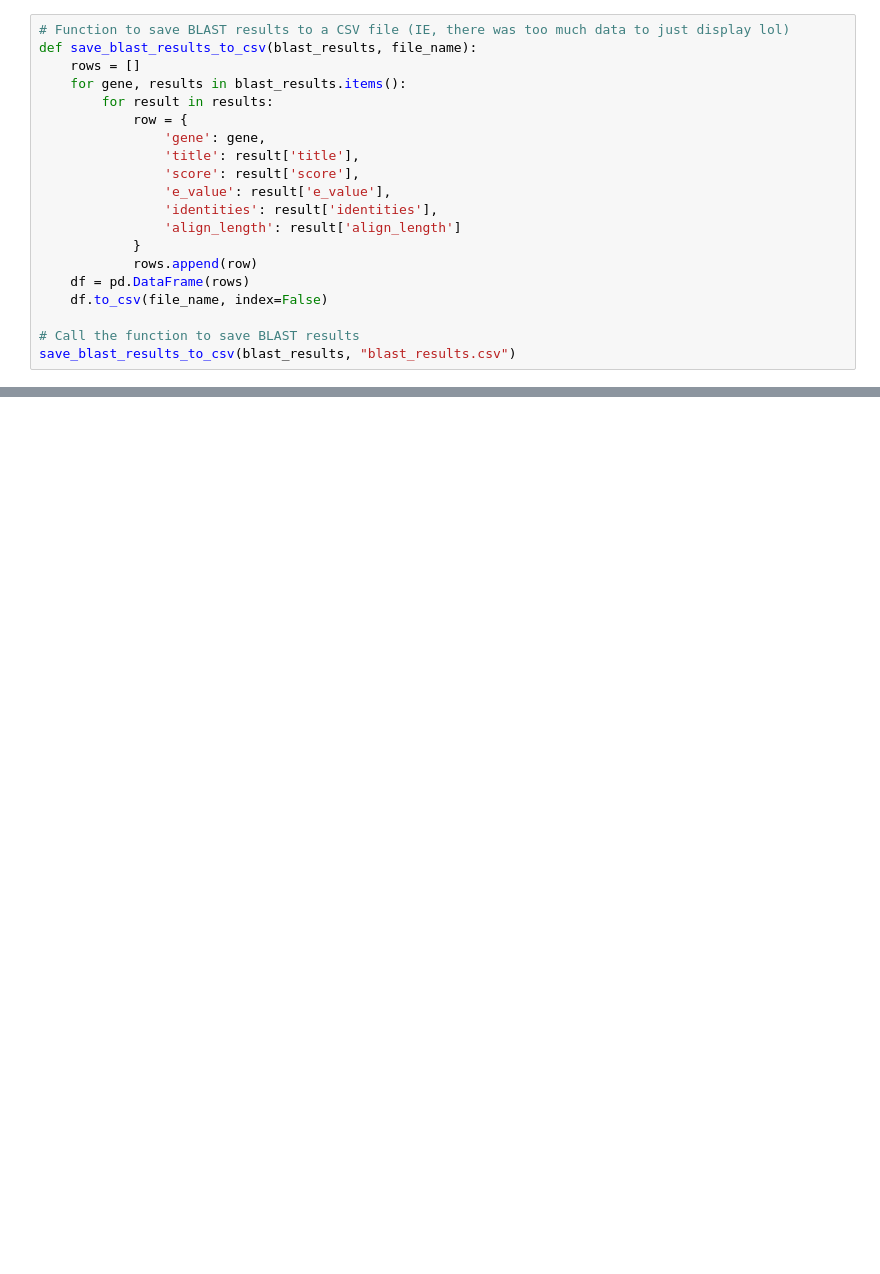
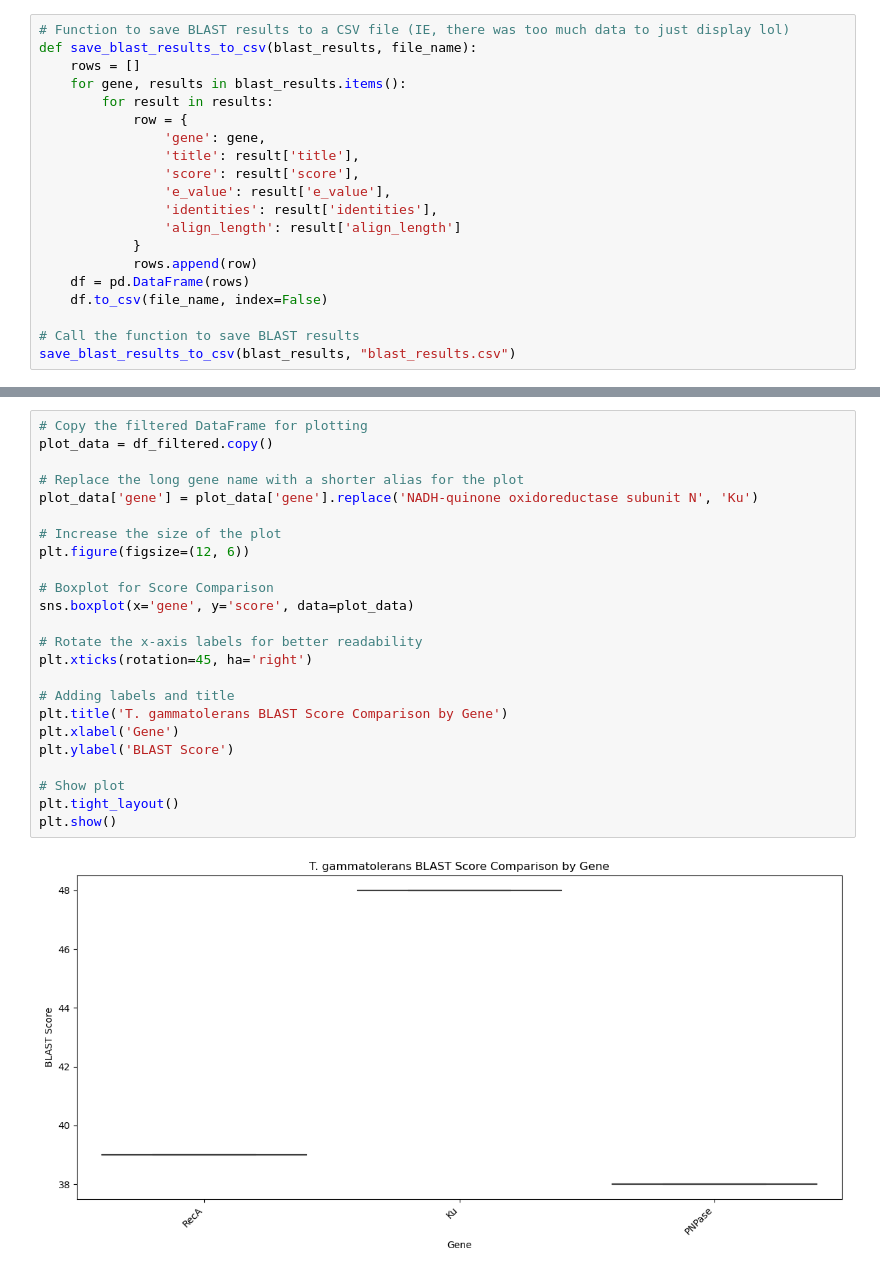
Before and after one commit to Cordeeceps/Extremophiles, a Jupyter notebook: AutomatedBLAST.ipynb, the cells around one changed output, grey strips where cells are left out. Drawn from its saved outputs; the diff is of its cells as text; blank space fills up the shorter version.

```diff
--- a/AutomatedBLAST.ipynb
+++ b/AutomatedBLAST.ipynb
@@ -301,0 +371,26 @@ plt.show()
+# %%
+# Copy the filtered DataFrame for plotting
+plot_data = df_filtered.copy()
+
+# Replace the long gene name with a shorter alias for the plot
+plot_data['gene'] = plot_data['gene'].replace('NADH-quinone oxidoreductase subunit N', 'Ku')
+
+# Increase the size of the plot
+plt.figure(figsize=(12, 6))
+
+# Boxplot for Score Comparison
+sns.boxplot(x='gene', y='score', data=plot_data)
+
+# Rotate the x-axis labels for better readability
+plt.xticks(rotation=45, ha='right')
+
+# Adding labels and title
+plt.title('T. gammatolerans BLAST Score Comparison by Gene')
+plt.xlabel('Gene')
+plt.ylabel('BLAST Score')
+
+# Show plot
+plt.tight_layout()
+plt.show()
+# %% [output]
+[figure, added]
```
Also changed, not shown: parts of 13 cells of this notebook, 30 other files.
